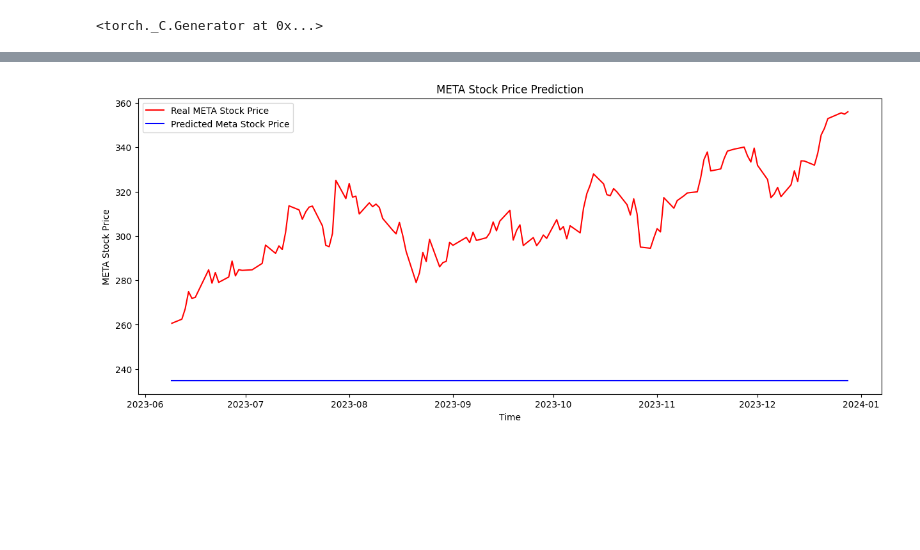
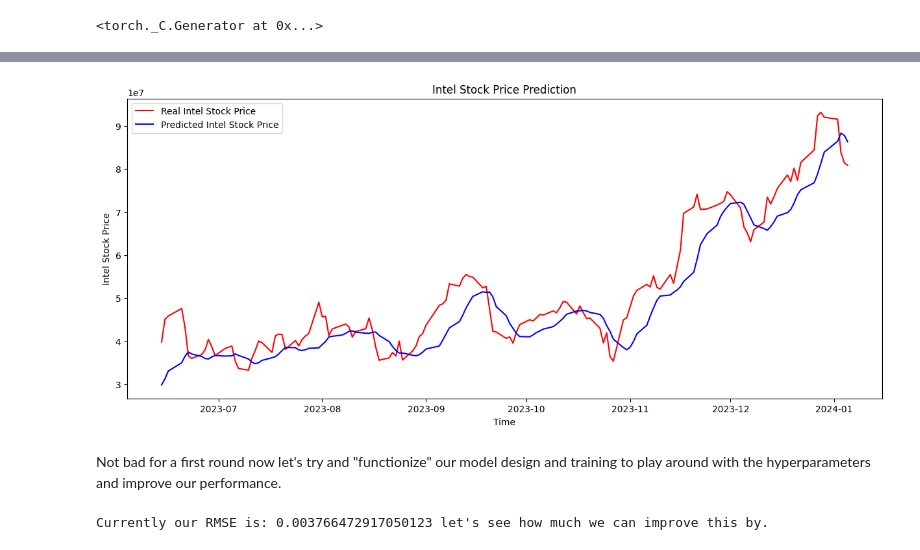
Before and after one commit to BigJonP/stocks-LSTM, a Jupyter notebook: main.ipynb, the cells around one changed output, grey strips where cells are left out. Saved outputs shown, nothing was run; the diff lists cells and outputs as text; code cells hidden in the pictures; blank space fills up the shorter version.

Commit message:
model + training + documentation

```diff
--- a/main.ipynb
+++ b/main.ipynb
@@ -92,0 +98,5 @@ y_test shape = torch.Size([140, 1])
+# %%
+x_train = torch.from_numpy(x_train).type(torch.Tensor)
+x_test = torch.from_numpy(x_test).type(torch.Tensor)
+y_train = torch.from_numpy(y_train).type(torch.Tensor)
+y_test = torch.from_numpy(y_test).type(torch.Tensor)
@@ -93,24 +111,21 @@ y_test shape = torch.Size([140, 1])
 # %%
-input_size = 6
 hidden_size = 32
 num_layers = 2
-batch_first = True
-bias = True
-dropout = 0
 
 class LSTM(nn.Module):
-    def __init__(self, input_size, hidden_size, num_layers, batch_first, bias, dropout):
+    def __init__(self, hidden_size, num_layers):
+        self.hidden_size = hidden_size
         super(LSTM, self).__init__()
-        self.lstm = nn.LSTM(input_size, hidden_size, num_layers, batch_first, bias, dropout)
+        self.num_layers = num_layers
+        self.lstm = nn.LSTM(2, hidden_size, num_layers, batch_first=True)
         self.out = nn.Linear(hidden_size, 1)
 
     def forward(self, x):
         x, _ = self.lstm(x)
         x = self.out(x[:, -1, :])
         return x
+
+model = LSTM(hidden_size, num_layers)
+
+loss_foo = torch.nn.MSELoss()
+optimizer = torch.optim.Adam(model.parameters(), lr=0.01)
-# %%
-model = LSTM(input_size, hidden_size, num_layers, batch_first, bias, dropout)
-x_train = x_train.to(torch.float32)
-
-loss_foo = torch.nn.MSELoss()
-optimizer = torch.optim.Adam(model.parameters(), lr=0.05)
@@ -166,14 +172,29 @@ y_test_pred = model(x_test)
+# %%
+# make predictions
+y_test_pred = model(x_test)
+
+# invert predictions
+y_train_pred = scaler.inverse_transform(y_train_pred.detach().numpy())
+y_train = scaler.inverse_transform(y_train.detach().numpy())
+y_test_pred = scaler.inverse_transform(y_test_pred.detach().numpy())
+y_test = scaler.inverse_transform(y_test.detach().numpy())
 # %%
+# Visualising the results
 figure, axes = plt.subplots(figsize=(15, 6))
 axes.xaxis_date()
 
-axes.plot(stock_data[len(stock_data)-len(y_test):].index, y_test.detach().numpy(), color = 'red', label = 'Real META Stock Price')
-axes.plot(stock_data[len(stock_data)-len(y_test):].index, y_test_pred.detach().numpy(), color = 'blue', label = 'Predicted Meta Stock Price')
-#axes.xticks(np.arange(0,394,50))
-plt.title('META Stock Price Prediction')
+axes.plot(stock_data[len(stock_data)-len(y_test):].index, y_test, color = 'red', label = 'Real Intel Stock Price')
+axes.plot(stock_data[len(stock_data)-len(y_test):].index, y_test_pred, color = 'blue', label = 'Predicted Intel Stock Price')
+plt.title('Intel Stock Price Prediction')
 plt.xlabel('Time')
-plt.ylabel('META Stock Price')
+plt.ylabel('Intel Stock Price')
 plt.legend()
 plt.show()
 # %% [output]
-[figure, old version]
+[figure, new version]
+# %% [markdown]
+Not bad for a first round now let's try and "functionize" our model design and training to play around with the hyperparameters and improve our performance.
+# %%
+print(f"Currently our RMSE is: {losses[-1]} let's see how much we can improve this by.")
+# %% [output]
+Currently our RMSE is: 0.003766472917050123 let's see how much we can improve this by.
```
Also changed, not shown: parts of 20 cells of this notebook, 2 other files.
